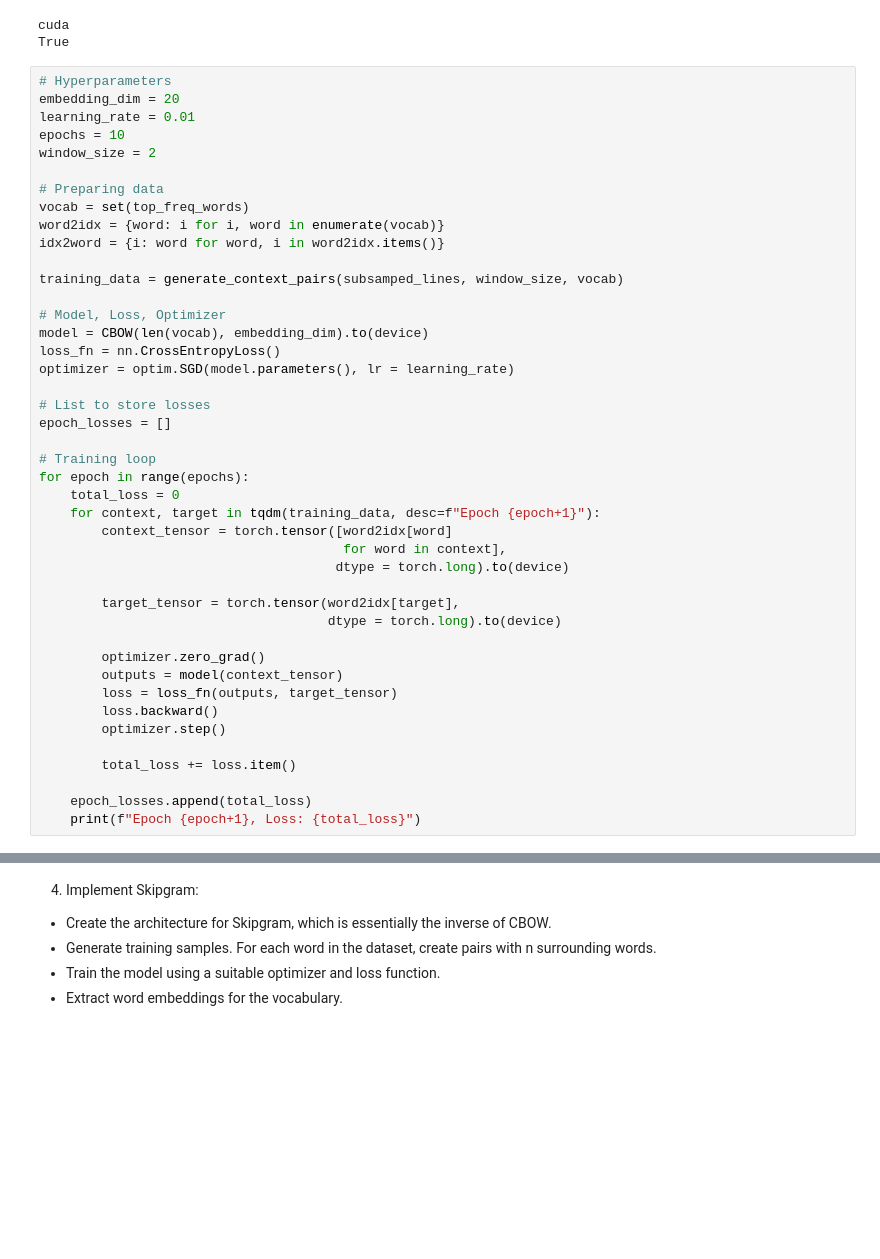
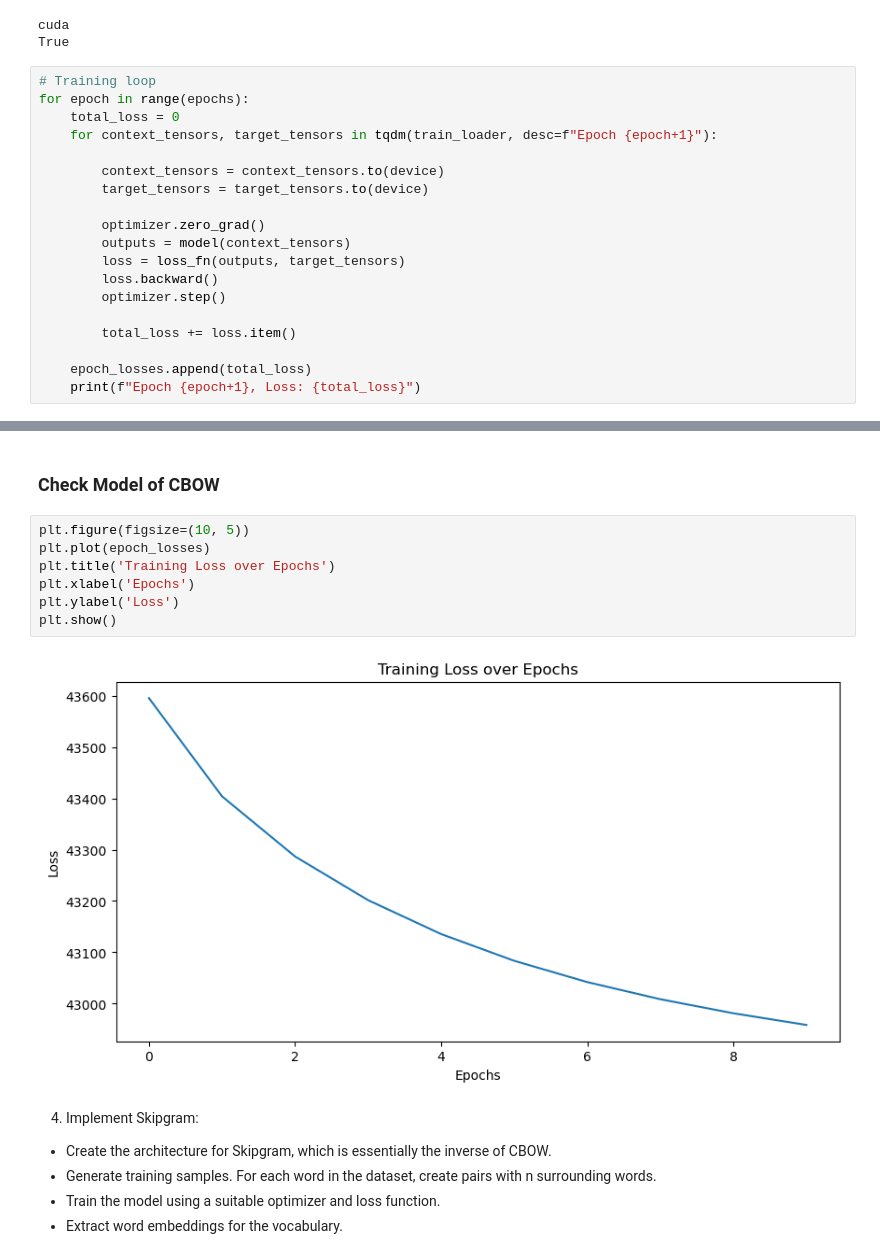
Before and after one commit to AndyFCui/NaturalLanguageProcessing_Intro, a Jupyter notebook: as3/CS6120_NLP_Assignment_3.ipynb, the cells around one changed output, grey strips where cells are left out. Saved outputs shown, nothing was run; the diff lists cells and outputs as text; blank space fills up the shorter version.

```diff
--- a/as3/CS6120_NLP_Assignment_3.ipynb
+++ b/as3/CS6120_NLP_Assignment_3.ipynb
@@ -279,41 +318,17 @@ print(torch.cuda.is_available())
 cuda
 True
 # %%
-# Hyperparameters
-embedding_dim = 20
-learning_rate = 0.01
-epochs = 10
-window_size = 2
-
-# Preparing data
-vocab = set(top_freq_words)
-word2idx = {word: i for i, word in enumerate(vocab)}
-idx2word = {i: word for word, i in word2idx.items()}
-
-training_data = generate_context_pairs(subsamped_lines, window_size, vocab)
-
-# Model, Loss, Optimizer
-model = CBOW(len(vocab), embedding_dim).to(device)
-loss_fn = nn.CrossEntropyLoss()
-optimizer = optim.SGD(model.parameters(), lr = learning_rate)
-
-# List to store losses
-epoch_losses = []
-
 # Training loop
 for epoch in range(epochs):
     total_loss = 0
-    for context, target in tqdm(training_data, desc=f"Epoch {epoch+1}"):
-        context_tensor = torch.tensor([word2idx[word]
-                                       for word in context],
-                                      dtype = torch.long).to(device)
+    for context_tensors, target_tensors in tqdm(train_loader, desc=f"Epoch {epoch+1}"):
 
-        target_tensor = torch.tensor(word2idx[target],
-                                     dtype = torch.long).to(device)
+        context_tensors = context_tensors.to(device)
+        target_tensors = target_tensors.to(device)
 
         optimizer.zero_grad()
-        outputs = model(context_tensor)
-        loss = loss_fn(outputs, target_tensor)
+        outputs = model(context_tensors)
+        loss = loss_fn(outputs, target_tensors)
         loss.backward()
         optimizer.step()
 
@@ -326,3 +350,14 @@ KeyboardInterrupt:
+# %% [markdown]
+### Check Model of CBOW
+# %%
+plt.figure(figsize=(10, 5))
+plt.plot(epoch_losses)
+plt.title('Training Loss over Epochs')
+plt.xlabel('Epochs')
+plt.ylabel('Loss')
+plt.show()
+# %% [output]
+[figure, added]
 # %% [markdown]
 4. Implement Skipgram:
 - Create the architecture for Skipgram, which is essentially the inverse of CBOW.
```
Also changed, not shown: parts of 5 cells of this notebook.
